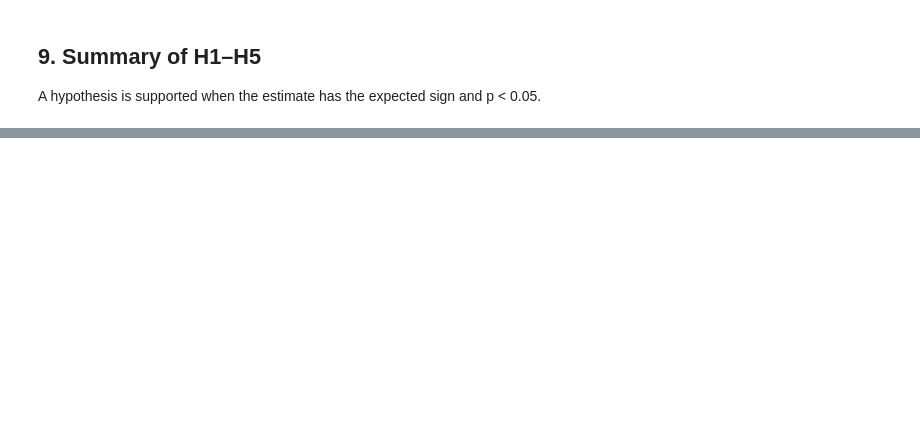
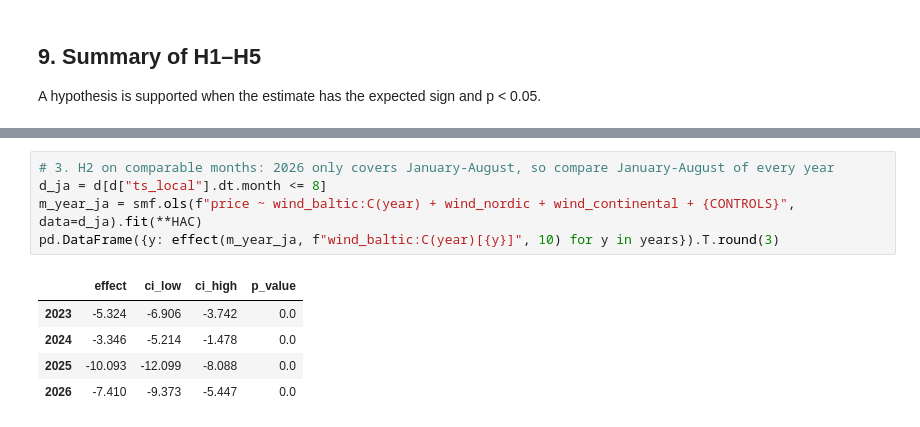
Before and after one commit to MangirdasMikalkenas/Weather_as_a_price_driver_-_Lithuanian_day-ahead_power_prices-_2023-2026, a Jupyter notebook: notebooks/01_price_drivers.ipynb, the cells around one changed output, grey strips where cells are left out. Drawn from its saved outputs; the diff is of its cells as text; blank space fills up the shorter version.

```diff
--- a/notebooks/01_price_drivers.ipynb
+++ b/notebooks/01_price_drivers.ipynb
@@ -465,0 +512,11 @@ Dose–response monotonic (rank correlation): -1.00
+# %%
+# 3. H2 on comparable months: 2026 only covers January-August, so compare January-August of every year
+d_ja = d[d["ts_local"].dt.month <= 8]
+m_year_ja = smf.ols(f"price ~ wind_baltic:C(year) + wind_nordic + wind_continental + {CONTROLS}", data=d_ja).fit(**HAC)
+pd.DataFrame({y: effect(m_year_ja, f"wind_baltic:C(year)[{y}]", 10) for y in years}).T.round(3)
+# %% [output]
+|  | effect | ci_low | ci_high | p_value |
+| 2023 | -5.324 | -6.906 | -3.742 | 0.0 |
+| 2024 | -3.346 | -5.214 | -1.478 | 0.0 |
+| 2025 | -10.093 | -12.099 | -8.088 | 0.0 |
+| 2026 | -7.410 | -9.373 | -5.447 | 0.0 |
```
Also changed, not shown: parts of 14 cells of this notebook, 7 other files.
